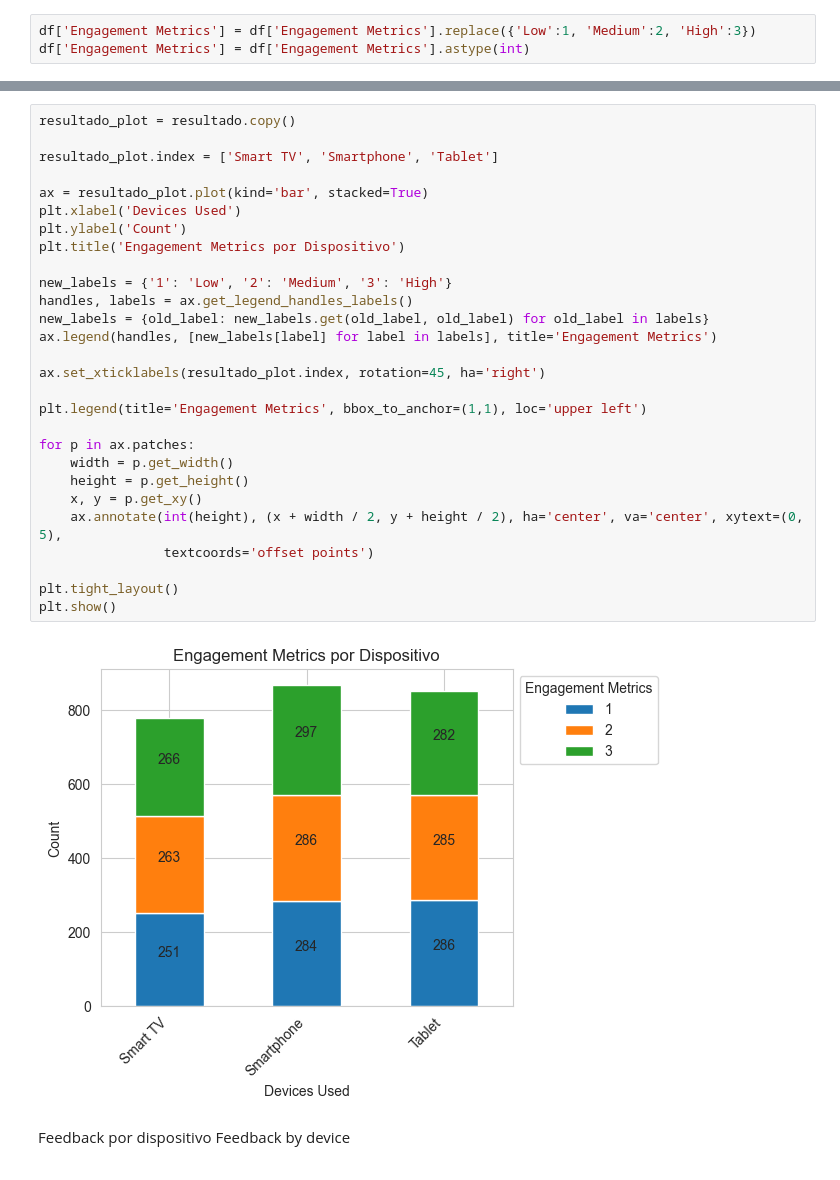
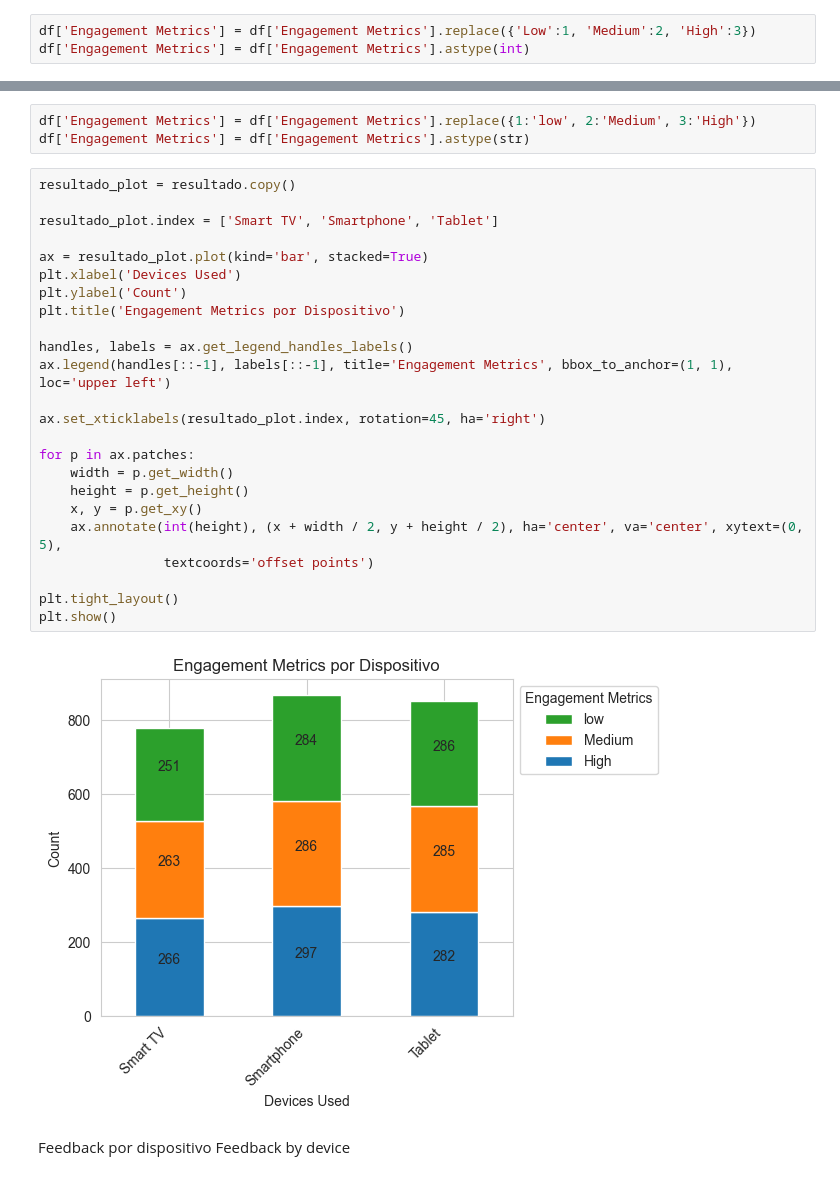
Before and after one commit to RafaelEliaas/PrimeVideoAnalysis, a Jupyter notebook: PrimeVideoAnalysis.ipynb, the cells around one changed output, grey strips where cells are left out. Saved outputs shown, nothing was run; the diff lists cells and outputs as text.

```diff
--- a/PrimeVideoAnalysis.ipynb
+++ b/PrimeVideoAnalysis.ipynb
@@ -319,33 +317,32 @@ Devices Used
+# %%
+df['Engagement Metrics'] = df['Engagement Metrics'].replace({1:'low', 2:'Medium', 3:'High'})
+df['Engagement Metrics'] = df['Engagement Metrics'].astype(str)
 # %%
 resultado_plot = resultado.copy()
 
 resultado_plot.index = ['Smart TV', 'Smartphone', 'Tablet']
 
 ax = resultado_plot.plot(kind='bar', stacked=True)
 plt.xlabel('Devices Used')
 plt.ylabel('Count')
 plt.title('Engagement Metrics por Dispositivo')
 
-new_labels = {'1': 'Low', '2': 'Medium', '3': 'High'}
 handles, labels = ax.get_legend_handles_labels()
-new_labels = {old_label: new_labels.get(old_label, old_label) for old_label in labels}
-ax.legend(handles, [new_labels[label] for label in labels], title='Engagement Metrics')
+ax.legend(handles[::-1], labels[::-1], title='Engagement Metrics', bbox_to_anchor=(1, 1), loc='upper left')
 
 ax.set_xticklabels(resultado_plot.index, rotation=45, ha='right')
-
-plt.legend(title='Engagement Metrics', bbox_to_anchor=(1,1), loc='upper left')
 
 for p in ax.patches:
     width = p.get_width()
     height = p.get_height()
     x, y = p.get_xy()
     ax.annotate(int(height), (x + width / 2, y + height / 2), ha='center', va='center', xytext=(0, 5),
                 textcoords='offset points')
 
 plt.tight_layout()
 plt.show()
 # %% [output]
-[figure, old version]
+[figure, new version]
 # %% [markdown]
 Feedback por dispositivo
 Feedback by device
```
Also changed, not shown: parts of 4 cells of this notebook, 2 other files.
